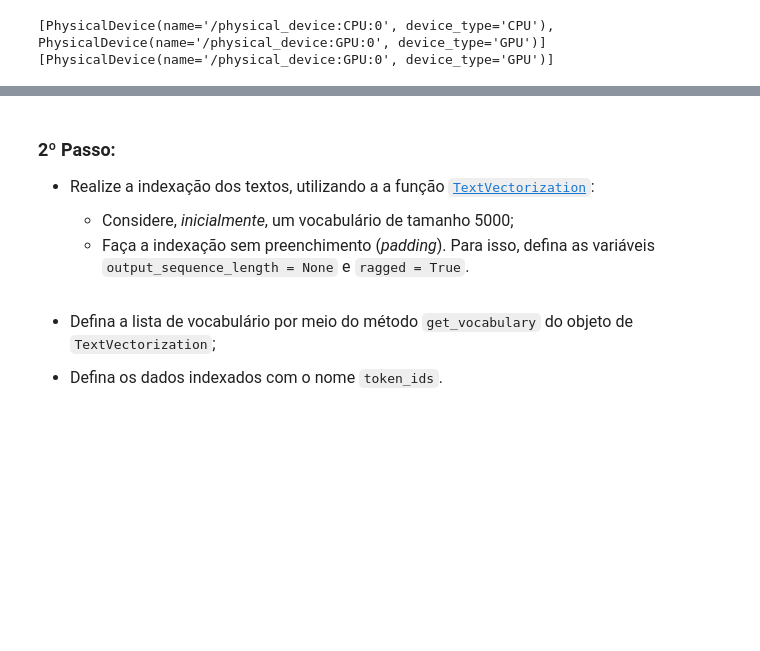
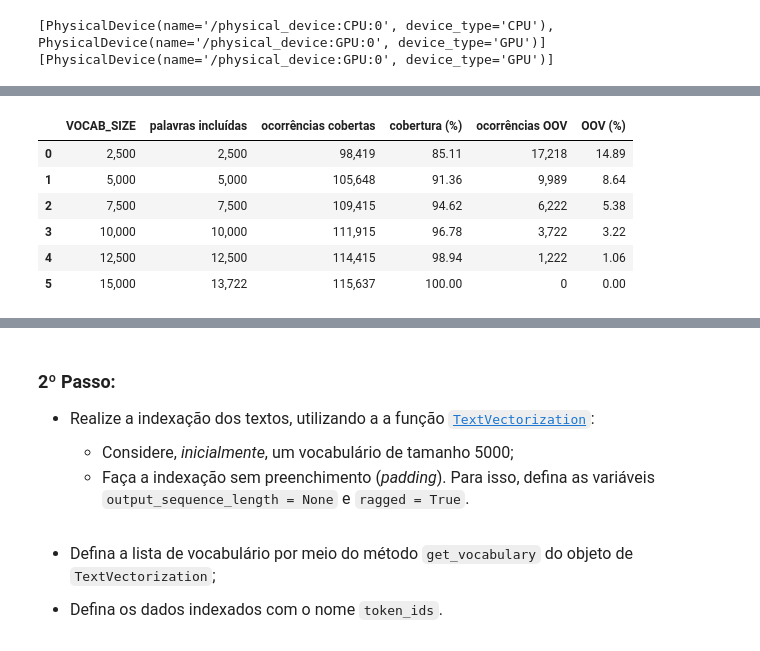
Before and after one commit to gilcesarf/imd1107-202601, a Jupyter notebook: 3-unidade/atividade4.ipynb, the cells around one changed output, grey strips where cells are left out. Cells and saved outputs as stored; diff of their text form; code cells hidden in the pictures; blank space fills up the shorter version.

```diff
--- a/3-unidade/atividade4.ipynb
+++ b/3-unidade/atividade4.ipynb
@@ -67,0 +307,36 @@ df.head()
+# %%
+resultados_vocabulario = []
+
+for vocab_size in vocab_sizes:
+    tamanho_efetivo = min(vocab_size, total_tokens_unicos)
+
+    ocorrencias_cobertas = sum(frequencias_ordenadas[:tamanho_efetivo])
+    ocorrencias_oov = total_ocorrencias - ocorrencias_cobertas
+
+    resultados_vocabulario.append({
+        "VOCAB_SIZE": vocab_size,
+        "palavras incluídas": tamanho_efetivo,
+        "ocorrências cobertas": ocorrencias_cobertas,
+        "cobertura (%)": ocorrencias_cobertas / total_ocorrencias * 100,
+        "ocorrências OOV": ocorrencias_oov,
+        "OOV (%)": ocorrencias_oov / total_ocorrencias * 100
+    })
+
+df_vocabulario = pd.DataFrame(resultados_vocabulario)
+
+df_vocabulario.style.format({
+    "VOCAB_SIZE": "{:,.0f}",
+    "palavras incluídas": "{:,.0f}",
+    "ocorrências cobertas": "{:,.0f}",
+    "cobertura (%)": "{:.2f}",
+    "ocorrências OOV": "{:,.0f}",
+    "OOV (%)": "{:.2f}"
+})
+# %% [output]
+|  | VOCAB_SIZE | palavras incluídas | ocorrências cobertas | cobertura (%) | ocorrências OOV | OOV (%) |
+| 0 | 2,500 | 2,500 | 98,419 | 85.11 | 17,218 | 14.89 |
+| 1 | 5,000 | 5,000 | 105,648 | 91.36 | 9,989 | 8.64 |
+| 2 | 7,500 | 7,500 | 109,415 | 94.62 | 6,222 | 5.38 |
+| 3 | 10,000 | 10,000 | 111,915 | 96.78 | 3,722 | 3.22 |
+| 4 | 12,500 | 12,500 | 114,415 | 98.94 | 1,222 | 1.06 |
+| 5 | 15,000 | 13,722 | 115,637 | 100.00 | 0 | 0.00 |
```
Also changed, not shown: parts of 51 cells of this notebook.
